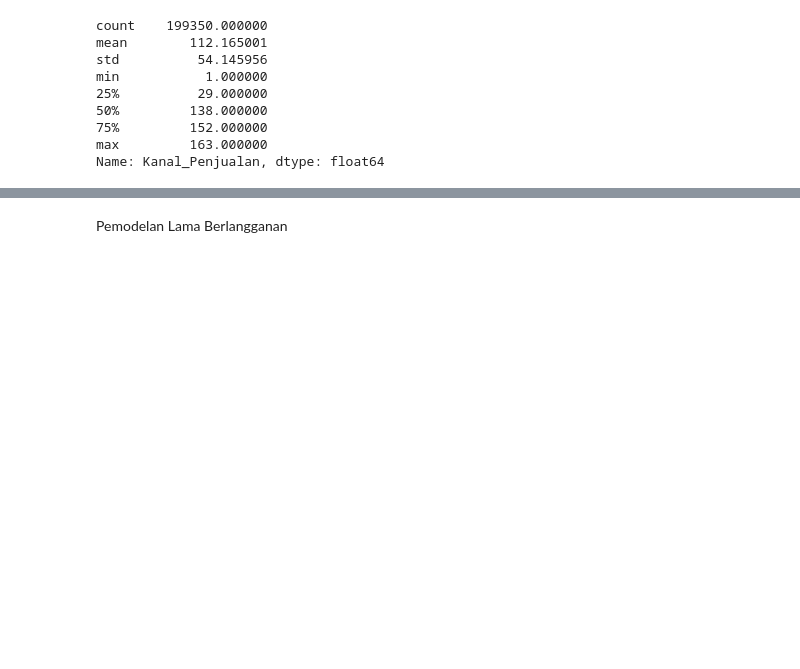
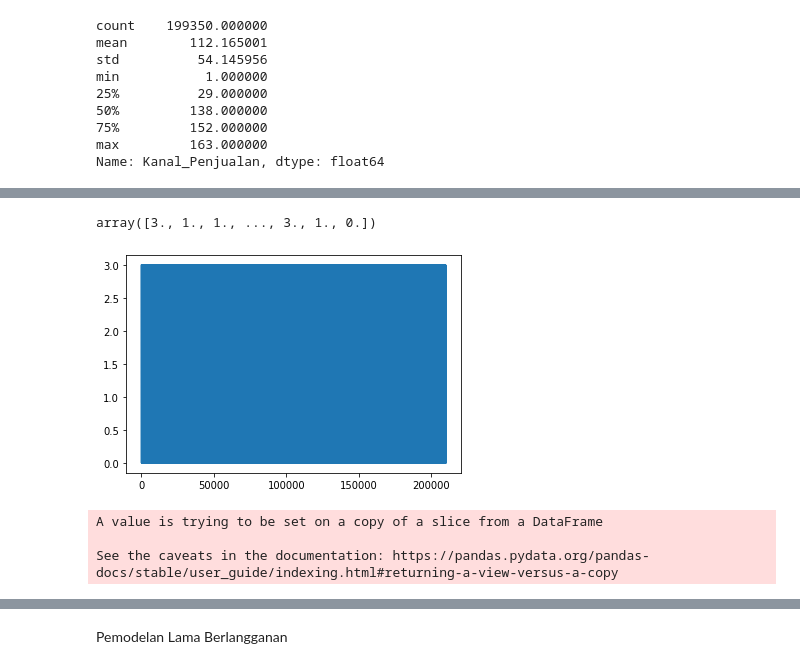
Before and after one commit to Richofedhias/Tubes-Mesin, a Jupyter notebook: tubes_mesin.ipynb, the cells around one changed output, grey strips where cells are left out. Saved outputs shown, nothing was run; the diff lists cells and outputs as text; code cells hidden in the pictures; blank space fills up the shorter version.

```diff
--- a/tubes_mesin.ipynb
+++ b/tubes_mesin.ipynb
@@ -565,0 +596,26 @@ Name: Kanal_Penjualan, dtype: float64
+# %%
+for i in range(len(arr_kanal)):
+  if arr_kanal[i] < 29 :
+    arr_kanal[i] = 0
+  elif arr_kanal[i] < 138 :
+    arr_kanal[i] = 1
+  elif arr_kanal[i] < 152 :
+    arr_kanal[i] = 2
+  else:
+    arr_kanal[i] = 3
+# %%
+arr_kanal
+# %% [output]
+array([3., 1., 1., ..., 3., 1., 0.])
+# %%
+pp.plot(arr_kanal)
+pp.show()
+# %% [output]
+[figure, added]
+# %%
+for i in range(len(arr_kanal)):
+  df_train["Kanal_Penjualan"][i] = arr_kanal[i]
+# %% [output]
+A value is trying to be set on a copy of a slice from a DataFrame
+
+See the caveats in the documentation: https://pandas.pydata.org/pandas-docs/stable/user_guide/indexing.html#returning-a-view-versus-a-copy
```
Also changed, not shown: parts of 17 cells of this notebook.
